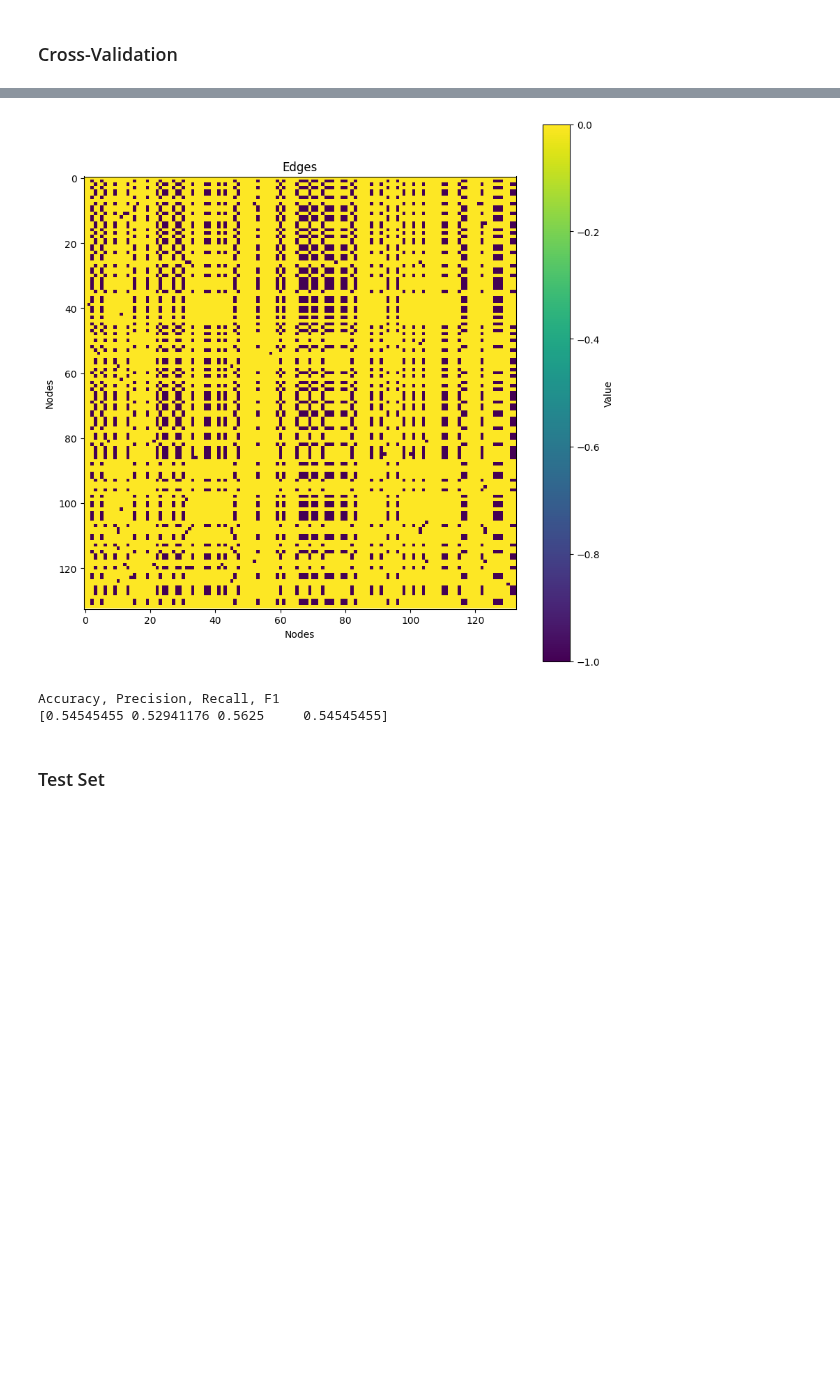
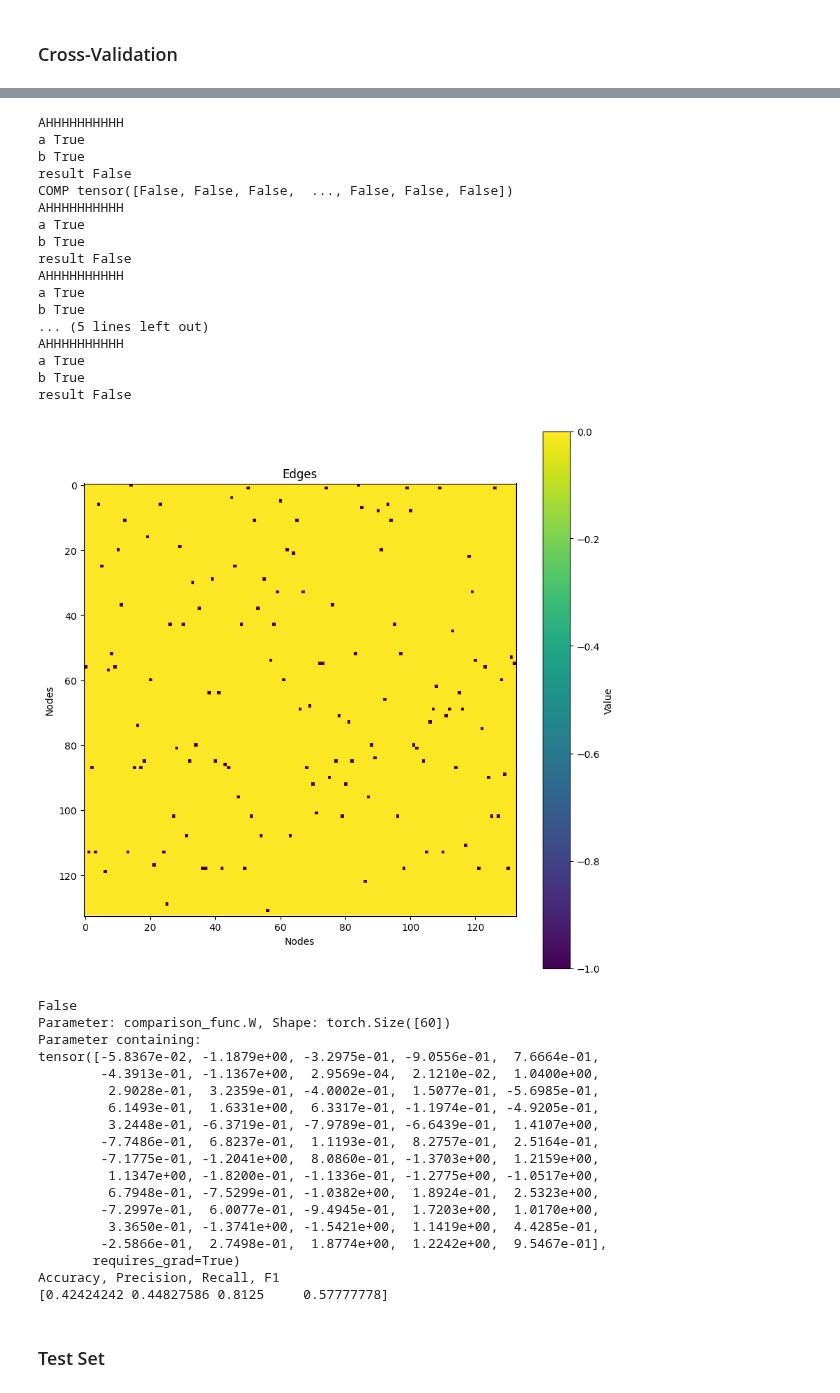
Before and after one commit to gretareitenbach/Deep-Arguing, a Jupyter notebook: aacbr-test-torch.ipynb, the cells around one changed output, grey strips where cells are left out. Saved outputs shown, nothing was run; the diff lists cells and outputs as text; code cells hidden in the pictures; blank space fills up the shorter version.

Commit message:
Experiment with learnable parameters in torch AACBR

```diff
--- a/aacbr-test-torch.ipynb
+++ b/aacbr-test-torch.ipynb
@@ -67,7 +52,7 @@ print(type(y))
 # %%
 SEED = 42
 # %%
-X, y = torch.tensor(X), torch.tensor(y)
+X, y = torch.tensor(X, requires_grad=True), torch.tensor(y, requires_grad=True, dtype=torch.float32)
 X_train_full, X_test, y_train_full, y_test = train_test_split(X, y, test_size=0.2, random_state=SEED)
 X_train, X_val, y_train, y_val = train_test_split(X_train_full, y_train_full, test_size=0.2, random_state=SEED)
 print(f"Test Size:  {len(X_test)}")
@@ -117,15 +87,22 @@ PREPROCESS_FUNC = binarise_by_normal
+# %%
+def identity(case):
+    return case
+# %%
+COMPARISON_FUNC = aacbr_torch.LearnedPartialOrder(X_train.shape[1])
+PREPROCESS_FUNC = identity
 # %%
 DEFAULT_OUTCOME = 1
 DEFAULT_CASE = means.clone()
 kf = KFold(n_splits=5, shuffle=True, random_state=SEED)
 # %%
 reload_imports()
-def run_model(X_train, y_train, X_test, y_test, print_graph=False, print_matrix=False, print_compute=False):
+def run_model(X_train, y_train, X_test, y_test, print_graph=False, print_matrix=False, print_compute=False, print_params=False):
     X_train = PREPROCESS_FUNC(X_train)
     X_test = PREPROCESS_FUNC(X_test)
     default_case = PREPROCESS_FUNC(DEFAULT_CASE)
 
-    model = aacbr_torch.AACBRTorch(X_train, y_train, COMPARISON_FUNC, default_case, torch.tensor([DEFAULT_OUTCOME]), build_parallel=False)
+    model = aacbr_torch.AACBRTorch(X_train, y_train, COMPARISON_FUNC, default_case,
+                                   torch.tensor([DEFAULT_OUTCOME]), build_parallel=True)
     predicted = model(X_test)
 
     if print_graph:
@@ -137,6 +114,14 @@ def run_model(X_train, y_train, X_test, y_test, print_graph=False, print_matrix=
     if print_compute:
         make_dot(predicted, params=dict(model.named_parameters())).render("aacbr_torch", format="png")
 
+    if print_params:
+        print(predicted.requires_grad)
+        for name, param in model.named_parameters():
+            print(f"Parameter: {name}, Shape: {param.shape}")
+            print(param)
+
+    y_test = y_test.detach().cpu().numpy()
+    predicted = predicted.detach().cpu().numpy()
     return([
         accuracy_score(y_test, predicted),
         precision_score(y_test, predicted),
@@ -169,12 +188,45 @@ Accuracy, Precision, Recall, F1
 # %%
 reload_imports()
-results = run_model(X_train, y_train, X_val, y_val, print_matrix=True, print_compute=True)
+results = run_model(X_train, y_train, X_val, y_val, print_matrix=True, print_compute=True, print_params=True)
 print("Accuracy, Precision, Recall, F1")
 print(np.squeeze(results))
 # %% [output]
+AHHHHHHHHHH
+a True
+b True
+result False
+COMP tensor([False, False, False,  ..., False, False, False])
+AHHHHHHHHHH
+a True
+b True
+result False
+AHHHHHHHHHH
+a True
+b True
+... (5 lines left out)
+AHHHHHHHHHH
+a True
+b True
+result False
-[figure, old version]
+[figure, new version]
-Accuracy, Precision, Recall, F1
-[0.54545455 0.52941176 0.5625     0.54545455]
+False
+Parameter: comparison_func.W, Shape: torch.Size([60])
+Parameter containing:
+tensor([-5.8367e-02, -1.1879e+00, -3.2975e-01, -9.0556e-01,  7.6664e-01,
+        -4.3913e-01, -1.1367e+00,  2.9569e-04,  2.1210e-02,  1.0400e+00,
+         2.9028e-01,  3.2359e-01, -4.0002e-01,  1.5077e-01, -5.6985e-01,
+         6.1493e-01,  1.6331e+00,  6.3317e-01, -1.1974e-01, -4.9205e-01,
+         3.2448e-01, -6.3719e-01, -7.9789e-01, -6.6439e-01,  1.4107e+00,
+        -7.7486e-01,  6.8237e-01,  1.1193e-01,  8.2757e-01,  2.5164e-01,
+        -7.1775e-01, -1.2041e+00,  8.0860e-01, -1.3703e+00,  1.2159e+00,
+         1.1347e+00, -1.8200e-01, -1.1336e-01, -1.2775e+00, -1.0517e+00,
+         6.7948e-01, -7.5299e-01, -1.0382e+00,  1.8924e-01,  2.5323e+00,
+        -7.2997e-01,  6.0077e-01, -9.4945e-01,  1.7203e+00,  1.0170e+00,
+         3.3650e-01, -1.3741e+00, -1.5421e+00,  1.1419e+00,  4.4285e-01,
+        -2.5866e-01,  2.7498e-01,  1.8774e+00,  1.2242e+00,  9.5467e-01],
+       requires_grad=True)
+Accuracy, Precision, Recall, F1
+[0.42424242 0.44827586 0.8125     0.57777778]
 # %% [markdown]
 ### Test Set
 # %%
```
Also changed, not shown: parts of 9 cells of this notebook, 2 other files.
